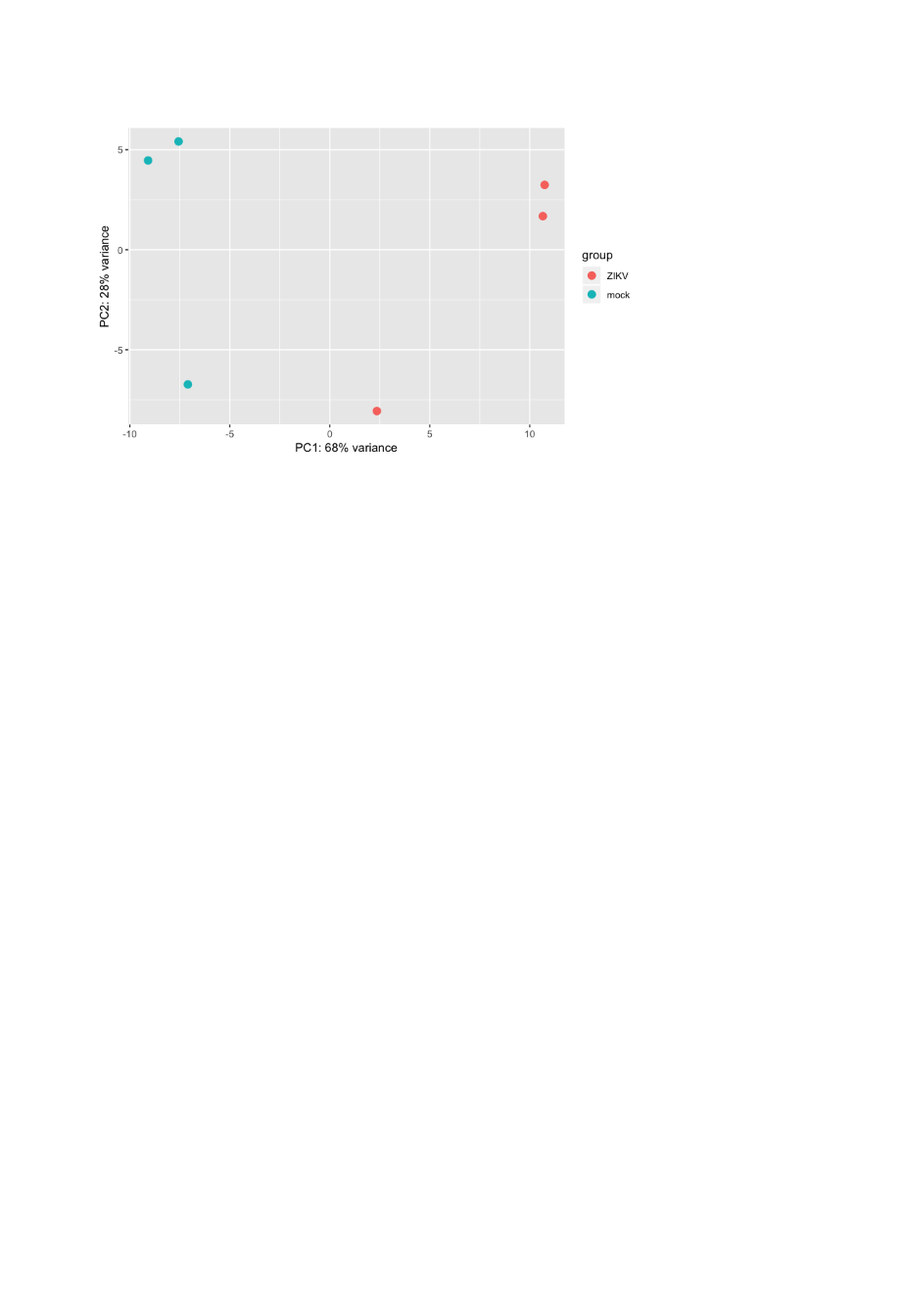
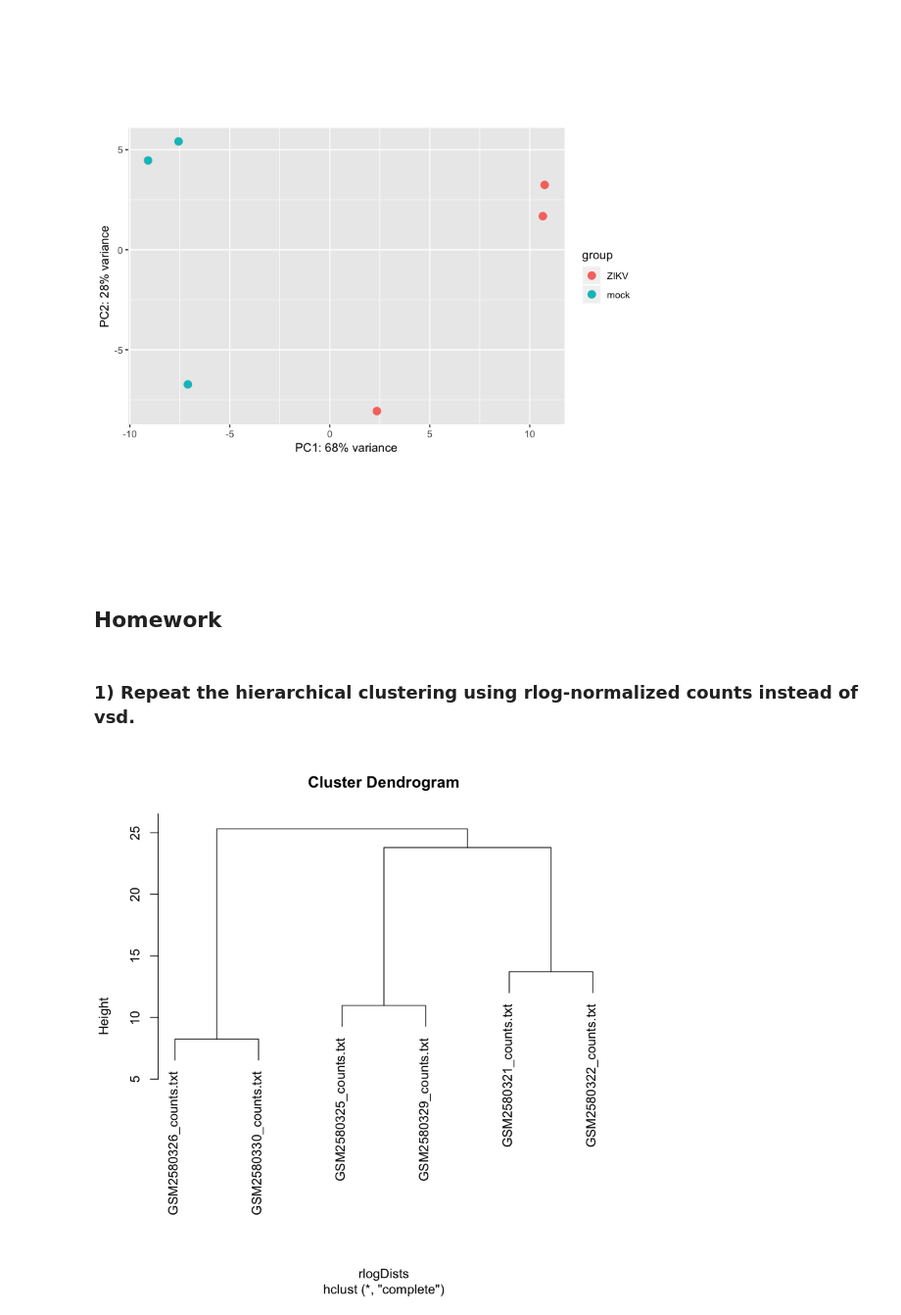
Before and after one commit to ShaunFChen/Applied-Bioinformatics-HW, a Jupyter notebook: Unit2-RNAseq/3.5_DESeq2_expression_analysis.ipynb, the cells around one changed output. Shown at 98% size. Cells and saved outputs as stored; diff of their text form; code cells hidden in the pictures; blank space fills up the shorter version.

Commit message:
Homework 3.5

```diff
--- a/Unit2-RNAseq/3.5_DESeq2_expression_analysis.ipynb
+++ b/Unit2-RNAseq/3.5_DESeq2_expression_analysis.ipynb
@@ -133,4 +111,13 @@ plotPCA(rld, intgroup="group")
 plotPCA(rld, intgroup="group")
 # %% [output]
 [figure]
+# %% [markdown]
+## Homework
+# %% [markdown]
+### 1) Repeat the hierarchical clustering using rlog-normalized counts instead of vsd.
+# %%
+rlogDists <- dist(t(assay(rld)))
+plot(hclust(rlogDists))
+# %% [output]
+[figure, added]
 # %% [markdown]
```
Also changed, not shown: parts of 18 cells of this notebook, 1 other file.
